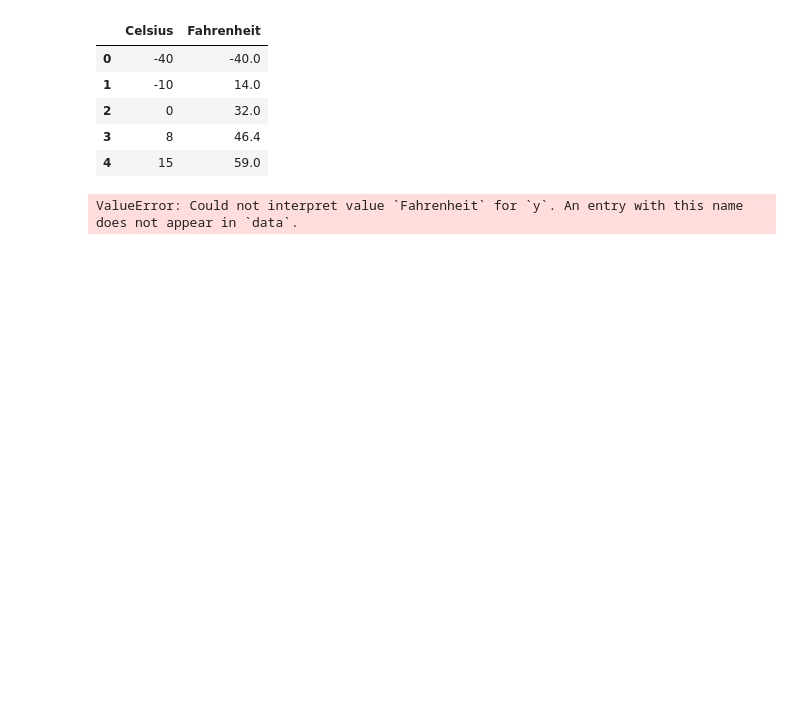
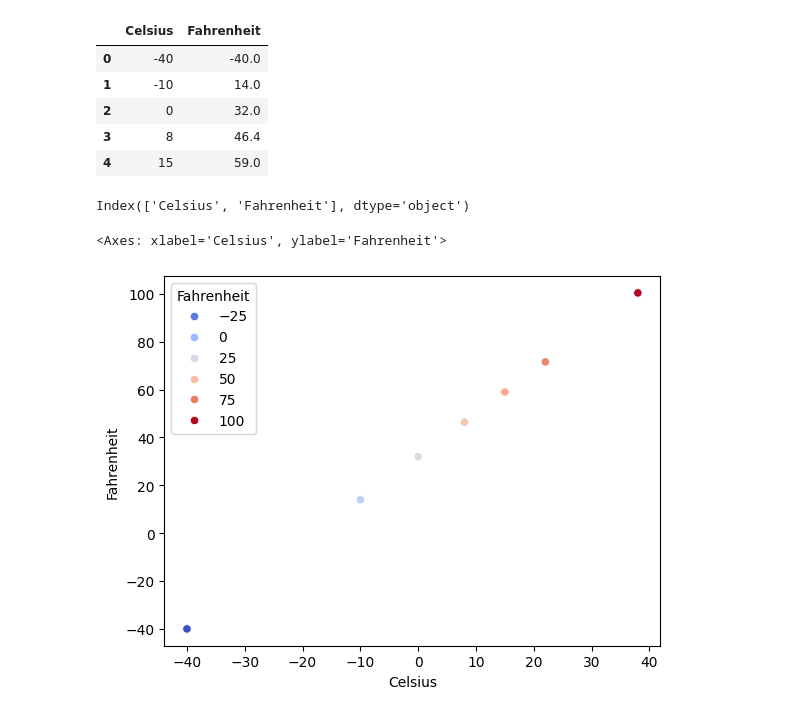
Before and after one commit to SrJaimee/PythonProject, a Jupyter notebook: Proyecto IA/Datos/libreta.ipynb, the cells around one changed output. Cells and saved outputs as stored; diff of their text form; code cells hidden in the pictures; blank space fills up the shorter version.

```diff
--- a/Proyecto IA/Datos/libreta.ipynb
+++ b/Proyecto IA/Datos/libreta.ipynb
@@ -10,3 +22,7 @@ datos.head()
 | 2 | 0 | 32.0 |
 | 3 | 8 | 46.4 |
 | 4 | 15 | 59.0 |
+# %%
+print(datos.columns)
+# %% [output]
+Index(['Celsius', 'Fahrenheit'], dtype='object')
@@ -13,5 +33,7 @@ datos.head()
 # %%
 import seaborn as sb
-sb.scatterplot(x="Celsius", y="Fahrenheit", data=datos)
+sb.scatterplot(x="Celsius", y="Fahrenheit", data=datos,
+               hue="Fahrenheit", palette="coolwarm")
 # %% [output]
-ValueError: Could not interpret value `Fahrenheit` for `y`. An entry with this name does not appear in `data`.
+<Axes: xlabel='Celsius', ylabel='Fahrenheit'>
+[figure, added]
```
Also changed, not shown: parts of 12 cells of this notebook, 1 other file.
